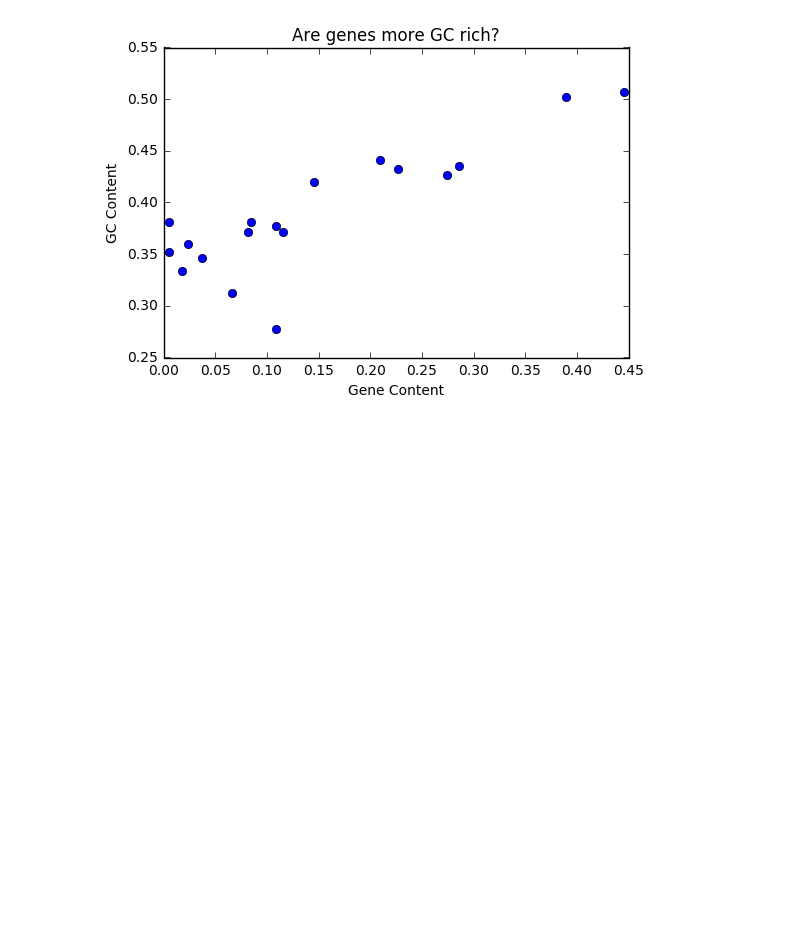
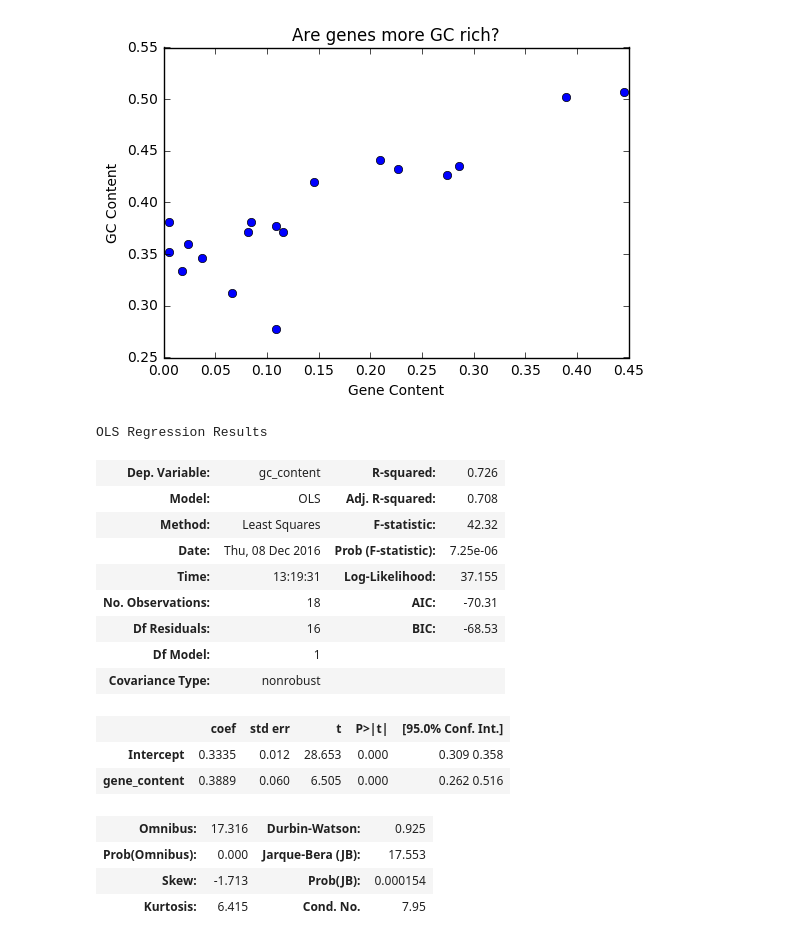
Before and after one commit to AnnaWilliford/2016-12-09-ucsf_Python, a Jupyter notebook: workshop/01_day/01_am/code/day1_python_intro.ipynb, the cells around one changed output. Cells and saved outputs as stored; diff of their text form; code cells hidden in the pictures; blank space fills up the shorter version.

Commit message:
added linear regression to day1am code

```diff
--- a/workshop/01_day/01_am/code/day1_python_intro.ipynb
+++ b/workshop/01_day/01_am/code/day1_python_intro.ipynb
@@ -335,3 +335,25 @@ plt.title('Are genes more GC rich?')
 plt.show()
 # %% [output]
 [figure]
+# %%
+import statsmodels.formula.api as smf
+lm = smf.ols(formula='gc_content ~ gene_content', data=human_chr21).fit()
+lm.summary()
+# %% [output]
+OLS Regression Results
+| Dep. Variable: | gc_content | R-squared: | 0.726 |
+| Model: | OLS | Adj. R-squared: | 0.708 |
+| Method: | Least Squares | F-statistic: | 42.32 |
+| Date: | Thu, 08 Dec 2016 | Prob (F-statistic): | 7.25e-06 |
+| Time: | 13:19:31 | Log-Likelihood: | 37.155 |
+| No. Observations: | 18 | AIC: | -70.31 |
+| Df Residuals: | 16 | BIC: | -68.53 |
+| Df Model: | 1 |  |  |
+| Covariance Type: | nonrobust |  |  |
+|  | coef | std err | t | P>|t| | [95.0% Conf. Int.] |
+| Intercept | 0.3335 | 0.012 | 28.653 | 0.000 | 0.309 0.358 |
+| gene_content | 0.3889 | 0.060 | 6.505 | 0.000 | 0.262 0.516 |
+| Omnibus: | 17.316 | Durbin-Watson: | 0.925 |
+| Prob(Omnibus): | 0.000 | Jarque-Bera (JB): | 17.553 |
+| Skew: | -1.713 | Prob(JB): | 0.000154 |
+| Kurtosis: | 6.415 | Cond. No. | 7.95 |
```
Also changed, not shown: parts of 10 cells of this notebook, 6 other files.
